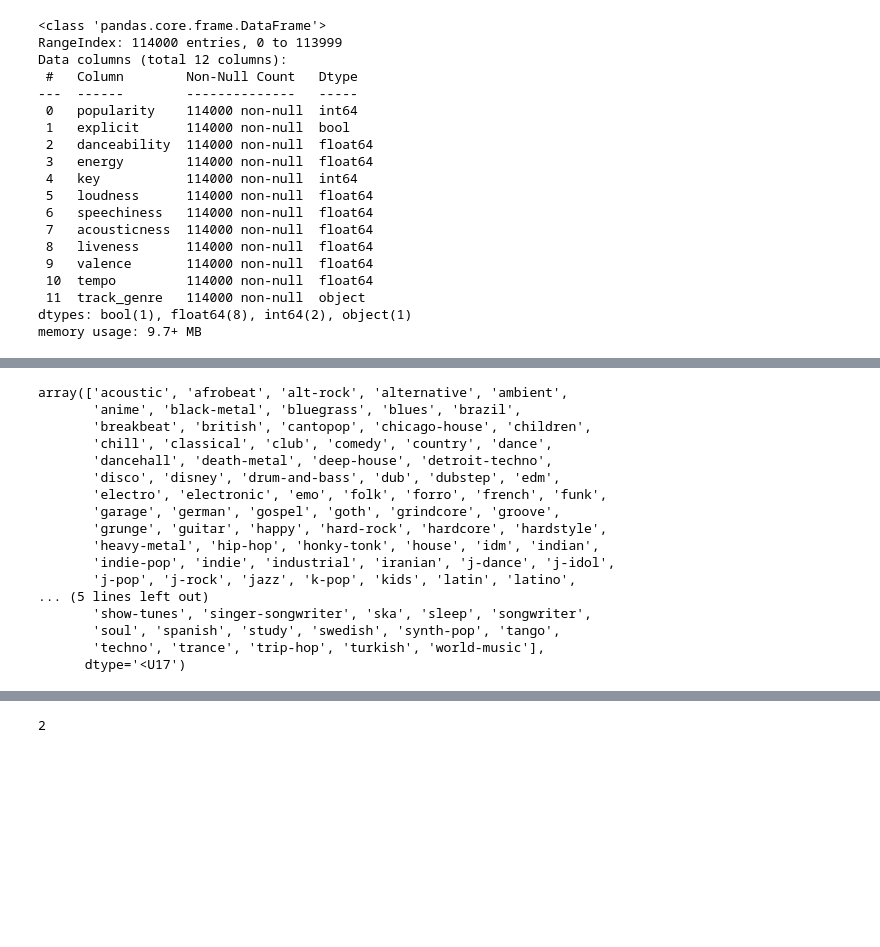
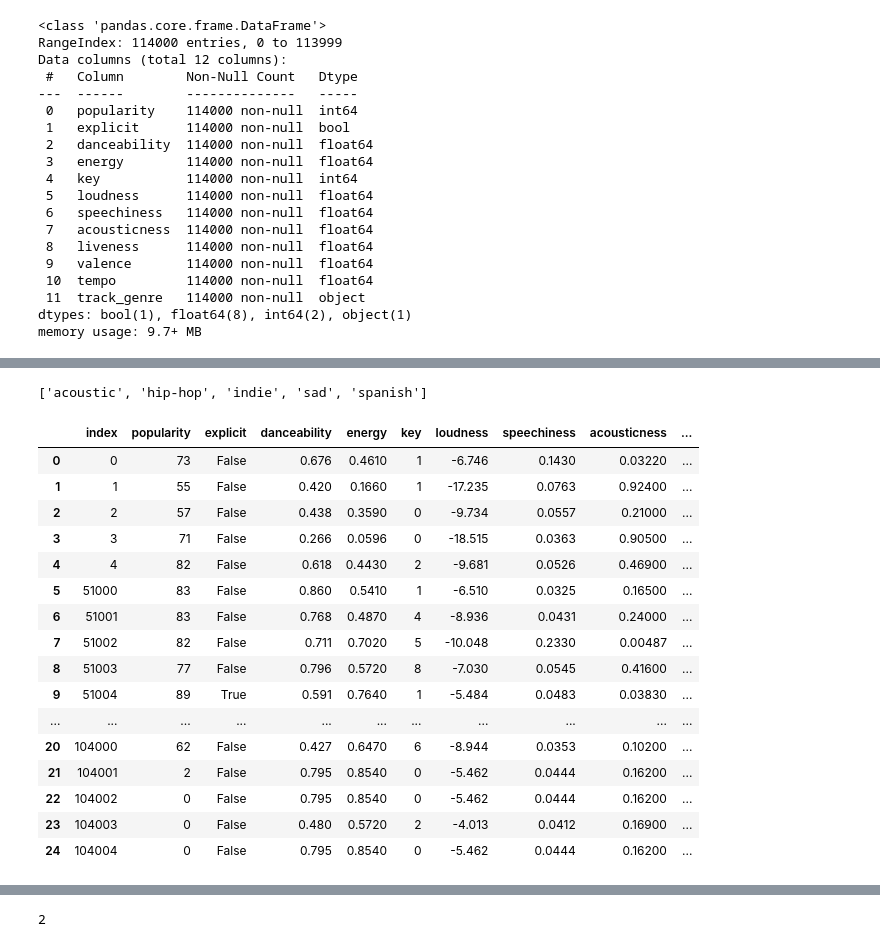
Before and after one commit to DEVMorningCoffee/Spotify-Student-Dataset, a Jupyter notebook: spotify_dataset.ipynb, the cells around one changed output, grey strips where cells are left out. Drawn from its saved outputs; the diff is of its cells as text; code cells hidden in the pictures; blank space fills up the shorter version.

```diff
--- a/spotify_dataset.ipynb
+++ b/spotify_dataset.ipynb
@@ -95,24 +120,6 @@ track_genre       114
 dtype: int64
 # %%
 # Get all track_genre columns unique values
-track_genre_list = np.array(spotify_df['track_genre'].unique().tolist())
-
-track_genre_list
+spotify_df['track_genre'].unique().tolist()
 # %% [output]
-array(['acoustic', 'afrobeat', 'alt-rock', 'alternative', 'ambient',
-       'anime', 'black-metal', 'bluegrass', 'blues', 'brazil',
-       'breakbeat', 'british', 'cantopop', 'chicago-house', 'children',
-       'chill', 'classical', 'club', 'comedy', 'country', 'dance',
-       'dancehall', 'death-metal', 'deep-house', 'detroit-techno',
-       'disco', 'disney', 'drum-and-bass', 'dub', 'dubstep', 'edm',
-       'electro', 'electronic', 'emo', 'folk', 'forro', 'french', 'funk',
-       'garage', 'german', 'gospel', 'goth', 'grindcore', 'groove',
-       'grunge', 'guitar', 'happy', 'hard-rock', 'hardcore', 'hardstyle',
-       'heavy-metal', 'hip-hop', 'honky-tonk', 'house', 'idm', 'indian',
-       'indie-pop', 'indie', 'industrial', 'iranian', 'j-dance', 'j-idol',
-       'j-pop', 'j-rock', 'jazz', 'k-pop', 'kids', 'latin', 'latino',
-... (5 lines left out)
-       'show-tunes', 'singer-songwriter', 'ska', 'sleep', 'songwriter',
-       'soul', 'spanish', 'study', 'swedish', 'synth-pop', 'tango',
-       'techno', 'trance', 'trip-hop', 'turkish', 'world-music'],
-      dtype='<U17')
+['acoustic', 'hip-hop', 'indie', 'sad', 'spanish']
@@ -119,3 +130,23 @@ array(['acoustic', 'afrobeat', 'alt-rock', 'alternative', 'ambient',
+# %%
+spotify_df['track_genre'].unique().tolist()
+# %% [output]
+|  | index | popularity | explicit | danceability | energy | key | loudness | speechiness | acousticness | ... |
+| 0 | 0 | 73 | False | 0.676 | 0.4610 | 1 | -6.746 | 0.1430 | 0.03220 | ... |
+| 1 | 1 | 55 | False | 0.420 | 0.1660 | 1 | -17.235 | 0.0763 | 0.92400 | ... |
+| 2 | 2 | 57 | False | 0.438 | 0.3590 | 0 | -9.734 | 0.0557 | 0.21000 | ... |
+| 3 | 3 | 71 | False | 0.266 | 0.0596 | 0 | -18.515 | 0.0363 | 0.90500 | ... |
+| 4 | 4 | 82 | False | 0.618 | 0.4430 | 2 | -9.681 | 0.0526 | 0.46900 | ... |
+| 5 | 51000 | 83 | False | 0.860 | 0.5410 | 1 | -6.510 | 0.0325 | 0.16500 | ... |
+| 6 | 51001 | 83 | False | 0.768 | 0.4870 | 4 | -8.936 | 0.0431 | 0.24000 | ... |
+| 7 | 51002 | 82 | False | 0.711 | 0.7020 | 5 | -10.048 | 0.2330 | 0.00487 | ... |
+| 8 | 51003 | 77 | False | 0.796 | 0.5720 | 8 | -7.030 | 0.0545 | 0.41600 | ... |
+| 9 | 51004 | 89 | True | 0.591 | 0.7640 | 1 | -5.484 | 0.0483 | 0.03830 | ... |
+| ... | ... | ... | ... | ... | ... | ... | ... | ... | ... | ... |
+| 20 | 104000 | 62 | False | 0.427 | 0.6470 | 6 | -8.944 | 0.0353 | 0.10200 | ... |
+| 21 | 104001 | 2 | False | 0.795 | 0.8540 | 0 | -5.462 | 0.0444 | 0.16200 | ... |
+| 22 | 104002 | 0 | False | 0.795 | 0.8540 | 0 | -5.462 | 0.0444 | 0.16200 | ... |
+| 23 | 104003 | 0 | False | 0.480 | 0.5720 | 2 | -4.013 | 0.0412 | 0.16900 | ... |
+| 24 | 104004 | 0 | False | 0.795 | 0.8540 | 0 | -5.462 | 0.0444 | 0.16200 | ... |
 # %%
 # Change the explicit columns to intergers
 # It only has two unique values: TRUE, FALSE
```
Also changed, not shown: parts of 10 cells of this notebook.
